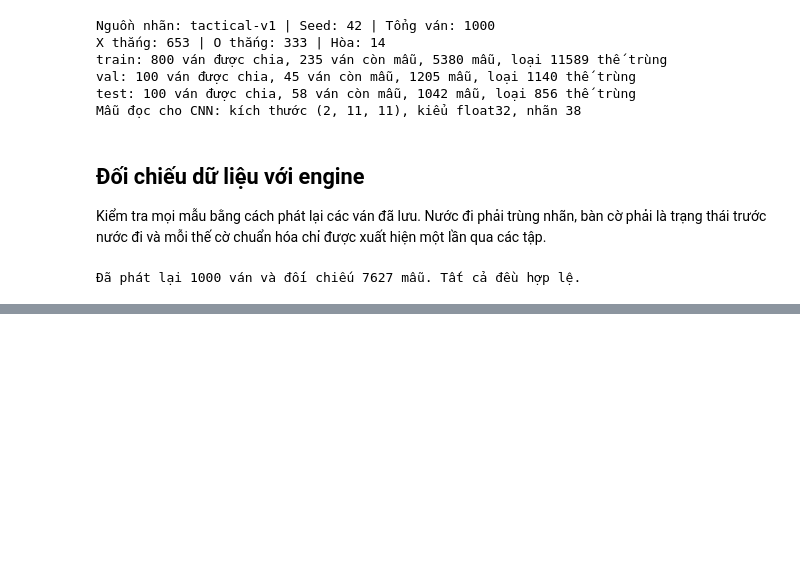
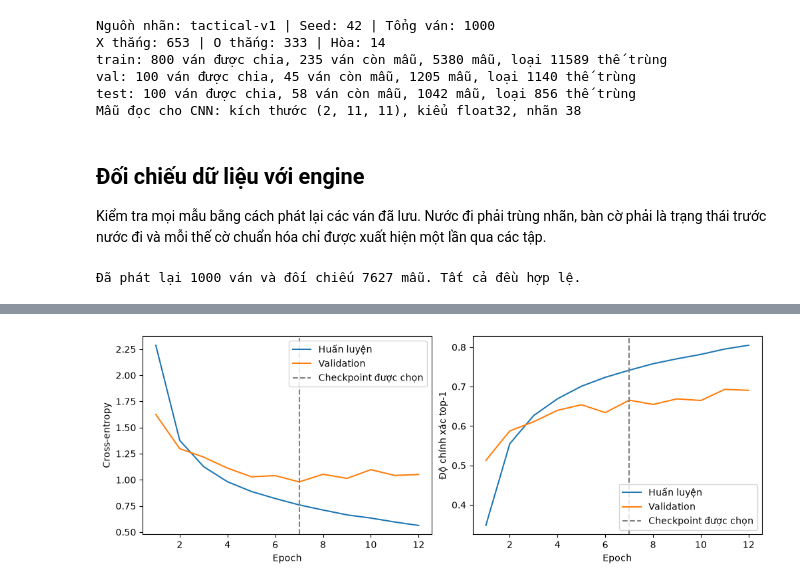
Before and after one commit to 10tothepowerof6/AdvancedAI-Repo, a Jupyter notebook: caro-11x11/notebooks/04_neural_network.ipynb, the cells around one changed output, grey strips where cells are left out. Saved outputs shown, nothing was run; the diff lists cells and outputs as text; code cells hidden in the pictures; blank space fills up the shorter version.

Commit message:
feat(neural): huấn luyện CNN policy và lưu checkpoint
Lưu mô hình đã huấn luyện, báo cáo đánh giá, notebook và kiểm thử Task 2.

```diff
--- a/caro-11x11/notebooks/04_neural_network.ipynb
+++ b/caro-11x11/notebooks/04_neural_network.ipynb
@@ -94,0 +101,32 @@ Dữ liệu phản ánh cách chơi của `tactical-v1` và các thế mở đ
+# %%
+import matplotlib.pyplot as plt
+
+run = Path('models/caro-policy-v1')
+report_path = run / 'report.json'
+if not report_path.is_file():
+    raise FileNotFoundError('Hãy chạy lệnh huấn luyện ở mục Task 2 trước')
+report = json.loads(report_path.read_text(encoding='utf-8'))
+with (data / 'manifest.json').open('rb') as file:
+    assert hashlib.file_digest(file, 'sha256').hexdigest() == report['data']['manifest_sha256']
+with (run / report['checkpoint']['file']).open('rb') as file:
+    assert hashlib.file_digest(file, 'sha256').hexdigest() == report['checkpoint']['sha256']
+
+history = report['history']
+best = history[report['best_epoch'] - 1]
+runtime = report['runtime']
+test = report['test']
+print(f"Thiết bị: {runtime['gpu'] or runtime['cpu']} | Thời gian huấn luyện: {runtime['training_seconds']:.2f} giây")
+print(f"Chọn epoch {best['epoch']}/{len(history)} | Validation loss: {best['validation']['loss']:.4f}")
+print(f"Test loss: {test['loss']:.4f} | Top-1: {test['top1']:.2%} | Top-3: {test['top3']:.2%}")
+print(f"Checkpoint: {report['checkpoint']['bytes']:,} byte | {report['parameters']:,} tham số")
+
+epochs = [item['epoch'] for item in history]
+fig, axes = plt.subplots(1, 2, figsize=(10, 3.5), layout='constrained')
+for ax, metric, ylabel in zip(axes, ('loss', 'top1'), ('Cross-entropy', 'Độ chính xác top-1')):
+    ax.plot(epochs, [item['train'][metric] for item in history], label='Huấn luyện')
+    ax.plot(epochs, [item['validation'][metric] for item in history], label='Validation')
+    ax.axvline(best['epoch'], color='0.5', linestyle='--', label='Checkpoint được chọn')
+    ax.set(xlabel='Epoch', ylabel=ylabel)
+    ax.legend()
+plt.show()
+# %% [output]
@@ -94,0 +137 @@ Dữ liệu phản ánh cách chơi của `tactical-v1` và các thế mở đ
+[figure, added]
```
Also changed, not shown: parts of 3 cells of this notebook, 7 other files.
